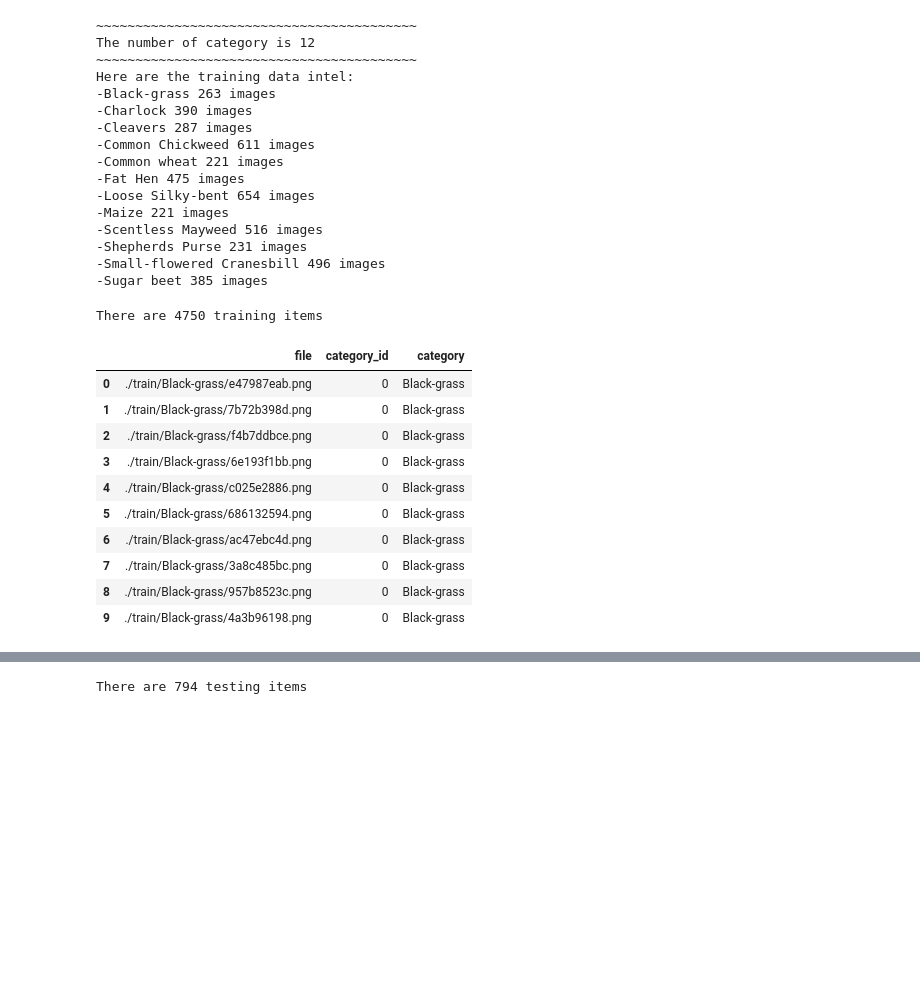
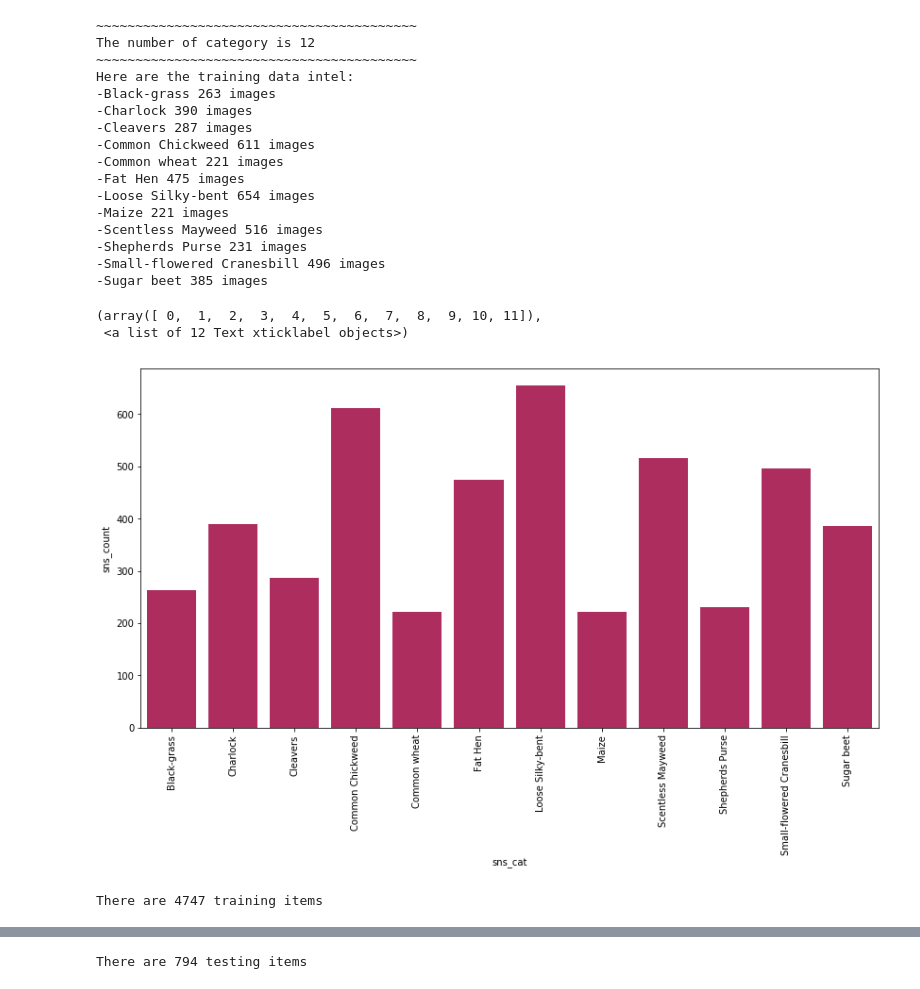
Before and after one commit to rezachu/Kaggle-Plant-Seedling-Classification, a Jupyter notebook: Plant_Classifier_Keras_tuning_InceptionV3.ipynb, the cells around one changed output, grey strips where cells are left out. Drawn from its saved outputs; the diff is of its cells as text; code cells hidden in the pictures; blank space fills up the shorter version.

```diff
--- a/Plant_Classifier_Keras_tuning_InceptionV3.ipynb
+++ b/Plant_Classifier_Keras_tuning_InceptionV3.ipynb
@@ -41,9 +49,15 @@ print ("~~~~~~~~~~~~~~~~~~~~~~~~~~~~~~~~~~~~~~~~~")
 print ("The number of category is {}".format(no_categories))
 print ("~~~~~~~~~~~~~~~~~~~~~~~~~~~~~~~~~~~~~~~~~")
 print ("Here are the training data intel:")
+train_expl = pd.DataFrame()
+sns_cat, sns_count = [], []
+for cat in categories:
+    sns_cat.append(cat)
+    sns_count.append(len(os.listdir(os.path.join(train_dir, cat))))
+    print('-{} {} images'.format(cat, len(os.listdir(os.path.join(train_dir, cat)))))
 
-for cat in categories:
-    print('-{} {} images'.format(cat, len(os.listdir(os.path.join(train_dir, cat)))))
+train_expl['sns_cat'] = sns_cat
+train_expl['sns_count'] = sns_count
 # %% [output]
 ~~~~~~~~~~~~~~~~~~~~~~~~~~~~~~~~~~~~~~~~~
 The number of category is 12
@@ -61,6 +75,17 @@ Here are the training data intel:
 -Shepherds Purse 231 images
 -Small-flowered Cranesbill 496 images
 -Sugar beet 385 images
+# %%
+# Visualize Data size for different category
+from matplotlib import pyplot
+
+fig, ax = pyplot.subplots(figsize=(14, 7))
+ax = sns.barplot(x="sns_cat", y='sns_count', color='#C2185B', data=train_expl)
+plt.xticks(rotation=90)
+# %% [output]
+(array([ 0,  1,  2,  3,  4,  5,  6,  7,  8,  9, 10, 11]),
+ <a list of 12 Text xticklabel objects>)
+[figure, added]
 # %%
 # Create Training Data DataFrame
 def create_training_df(train_dir, categories):
@@ -74,18 +101,10 @@ def create_training_df(train_dir, categories):
 # %%
 # Show Training Data DataFrame
 train_df = create_training_df(train_dir, categories)
+train_df2 = train_df
+train_df = train_df.drop(train_df.index[[1597, 1747, 4627]])
+train_df = train_df.reset_index(drop=True)
+train_df.head(10)
 print ("There are {} training items".format(len(train_df)))
-train_df.head(10)
 # %% [output]
-There are 4750 training items
+There are 4747 training items
-|  | file | category_id | category |
-| 0 | ./train/Black-grass/e47987eab.png | 0 | Black-grass |
-| 1 | ./train/Black-grass/7b72b398d.png | 0 | Black-grass |
-| 2 | ./train/Black-grass/f4b7ddbce.png | 0 | Black-grass |
-| 3 | ./train/Black-grass/6e193f1bb.png | 0 | Black-grass |
-| 4 | ./train/Black-grass/c025e2886.png | 0 | Black-grass |
-| 5 | ./train/Black-grass/686132594.png | 0 | Black-grass |
-| 6 | ./train/Black-grass/ac47ebc4d.png | 0 | Black-grass |
-| 7 | ./train/Black-grass/3a8c485bc.png | 0 | Black-grass |
-| 8 | ./train/Black-grass/957b8523c.png | 0 | Black-grass |
-| 9 | ./train/Black-grass/4a3b96198.png | 0 | Black-grass |
```
Also changed, not shown: parts of 54 cells of this notebook, 3 other files.
